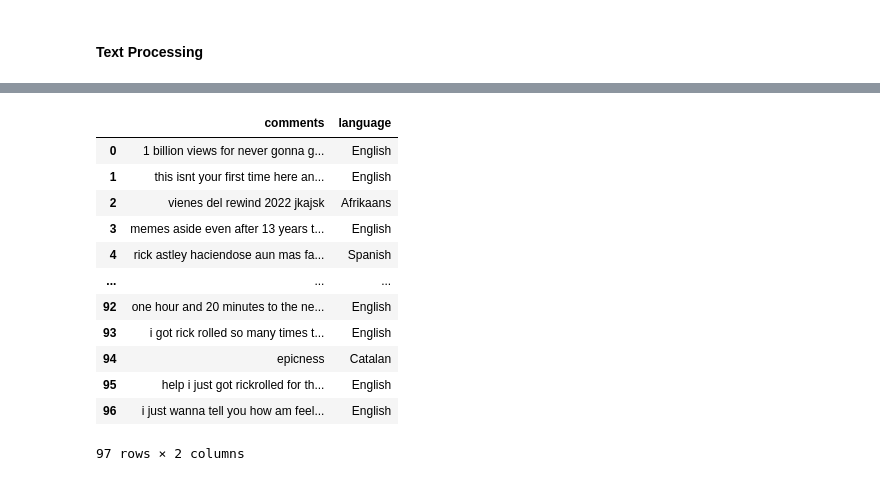
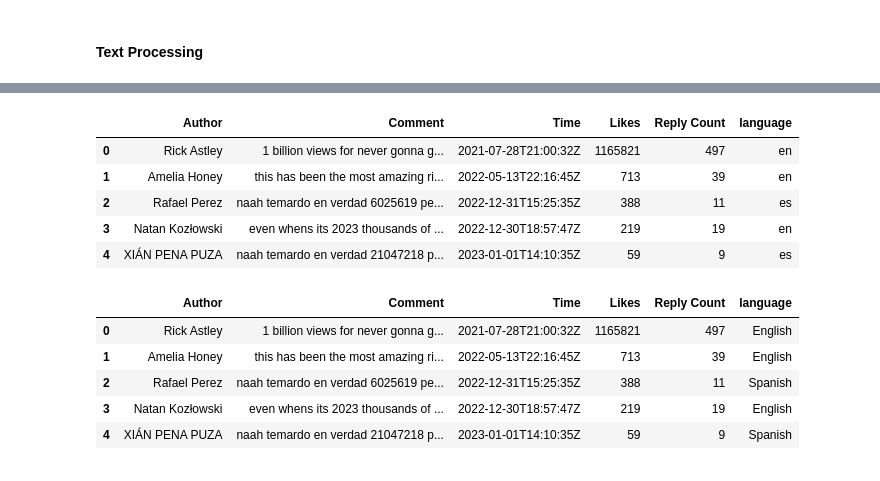
Before and after one commit to Thomas-George-T/Streamlit-YouTube-Dashboard, a Jupyter notebook: NLP_on_YouTube.ipynb, the cells around one changed output, grey strips where cells are left out. Cells and saved outputs as stored; diff of their text form; code cells hidden in the pictures.

```diff
--- a/NLP_on_YouTube.ipynb
+++ b/NLP_on_YouTube.ipynb
@@ -40,11 +40,20 @@ video_response=youtube.commentThreads().list(
   *   Storing the number of non English comments for metrics
 # %%
 # empty list for storing reply
-replies = []
+comments = []
 
 # extracting required info from each result object
 for item in video_response['items']:
 
   # Extracting comments
   comment = item['snippet']['topLevelComment']['snippet']['textOriginal']
-  replies.append(comment)
+  # Extracting author
+  author = item['snippet']['topLevelComment']['snippet']['authorDisplayName']
+  # Extracting published time
+  published_at = item['snippet']['topLevelComment']['snippet']['publishedAt']
+  # Extracting likes
+  like_count = item['snippet']['topLevelComment']['snippet']['likeCount']
+  # Extracting total replies to the comment
+  reply_count = item['snippet']['totalReplyCount']
+
+  comments.append([author, comment, published_at, like_count, reply_count])
@@ -118,0 +119,4 @@ Successfully installed clean-text-0.6.0 emoji-1.7.0 ftfy-6.1.1
+# %%
+import pandas as pd
+df = pd.DataFrame({'Author': [i[0] for i in comments], 'Comment': [i[1] for i in comments], 'Time': [i[2] for i in comments],
+                  'Likes': [i[3] for i in comments], 'Reply Count': [i[4] for i in comments]})
@@ -119,12 +132,11 @@ Successfully installed clean-text-0.6.0 emoji-1.7.0 ftfy-6.1.1
 # %%
 from cleantext import clean
-clean_rep = []
-for items in replies:
-  # Remove extra spaces and make them lower case
-  items = items.strip().lower()
-  # Replace special emojis
-  items = items.replace('xd','').replace('<3','')
-  # Clean text from line breaks, unicodes, emojis and punctuations
-  clean_rep.append(clean(items, no_emoji=True, no_punct=True, no_line_breaks=True, fix_unicode=True))
-clean_rep
+
+# Remove extra spaces and make them lower case. Replace special emojis
+clean_df = df
+clean_df['Comment'] = clean_df['Comment'].apply(lambda x: x.strip().lower().replace('xd','').replace('<3',''))
+
+# Clean text from line breaks, unicodes, emojis and punctuations
+clean_df['Comment'] = clean_df['Comment'].apply(lambda x: clean(x, no_emoji=True, no_punct=True, no_line_breaks=True, fix_unicode=True))
+clean_df.head()
 # %% [output]
@@ -200,16 +149,23 @@ df_lang.columns=['comments','language']
-# %%
-df_lang
-# %% [output]
-|  | comments | language |
-| 0 | 1 billion views for never gonna g... | English |
-| 1 | this isnt your first time here an... | English |
-| 2 | vienes del rewind 2022 jkajsk | Afrikaans |
-| 3 | memes aside even after 13 years t... | English |
-| 4 | rick astley haciendose aun mas fa... | Spanish |
-| ... | ... | ... |
-| 92 | one hour and 20 minutes to the ne... | English |
-| 93 | i got rick rolled so many times t... | English |
-| 94 | epicness | Catalan |
-| 95 | help i just got rickrolled for th... | English |
-| 96 | i just wanna tell you how am feel... | English |
-97 rows × 2 columns
+# %%
+from langdetect import detect
+clean_df['language'] = clean_df['Comment'].apply(lambda x: detect(x))
+clean_df.head()
+# %% [output]
+|  | Author | Comment | Time | Likes | Reply Count | language |
+| 0 | Rick Astley | 1 billion views for never gonna g... | 2021-07-28T21:00:32Z | 1165821 | 497 | en |
+| 1 | Amelia Honey | this has been the most amazing ri... | 2022-05-13T22:16:45Z | 713 | 39 | en |
+| 2 | Rafael Perez | naah temardo en verdad 6025619 pe... | 2022-12-31T15:25:35Z | 388 | 11 | es |
+| 3 | Natan Kozłowski | even whens its 2023 thousands of ... | 2022-12-30T18:57:47Z | 219 | 19 | en |
+| 4 | XIÁN PENA PUZA | naah temardo en verdad 21047218 p... | 2023-01-01T14:10:35Z | 59 | 9 | es |
+# %%
+import pycountry
+# Convert ISO country codes to Languages
+clean_df['language'] = clean_df['language'].apply(lambda x: pycountry.languages.get(alpha_2=x).name)
+clean_df.head()
+# %% [output]
+|  | Author | Comment | Time | Likes | Reply Count | language |
+| 0 | Rick Astley | 1 billion views for never gonna g... | 2021-07-28T21:00:32Z | 1165821 | 497 | English |
+| 1 | Amelia Honey | this has been the most amazing ri... | 2022-05-13T22:16:45Z | 713 | 39 | English |
+| 2 | Rafael Perez | naah temardo en verdad 6025619 pe... | 2022-12-31T15:25:35Z | 388 | 11 | Spanish |
+| 3 | Natan Kozłowski | even whens its 2023 thousands of ... | 2022-12-30T18:57:47Z | 219 | 19 | English |
+| 4 | XIÁN PENA PUZA | naah temardo en verdad 21047218 p... | 2023-01-01T14:10:35Z | 59 | 9 | Spanish |
```
Also changed, not shown: parts of 16 cells of this notebook.
